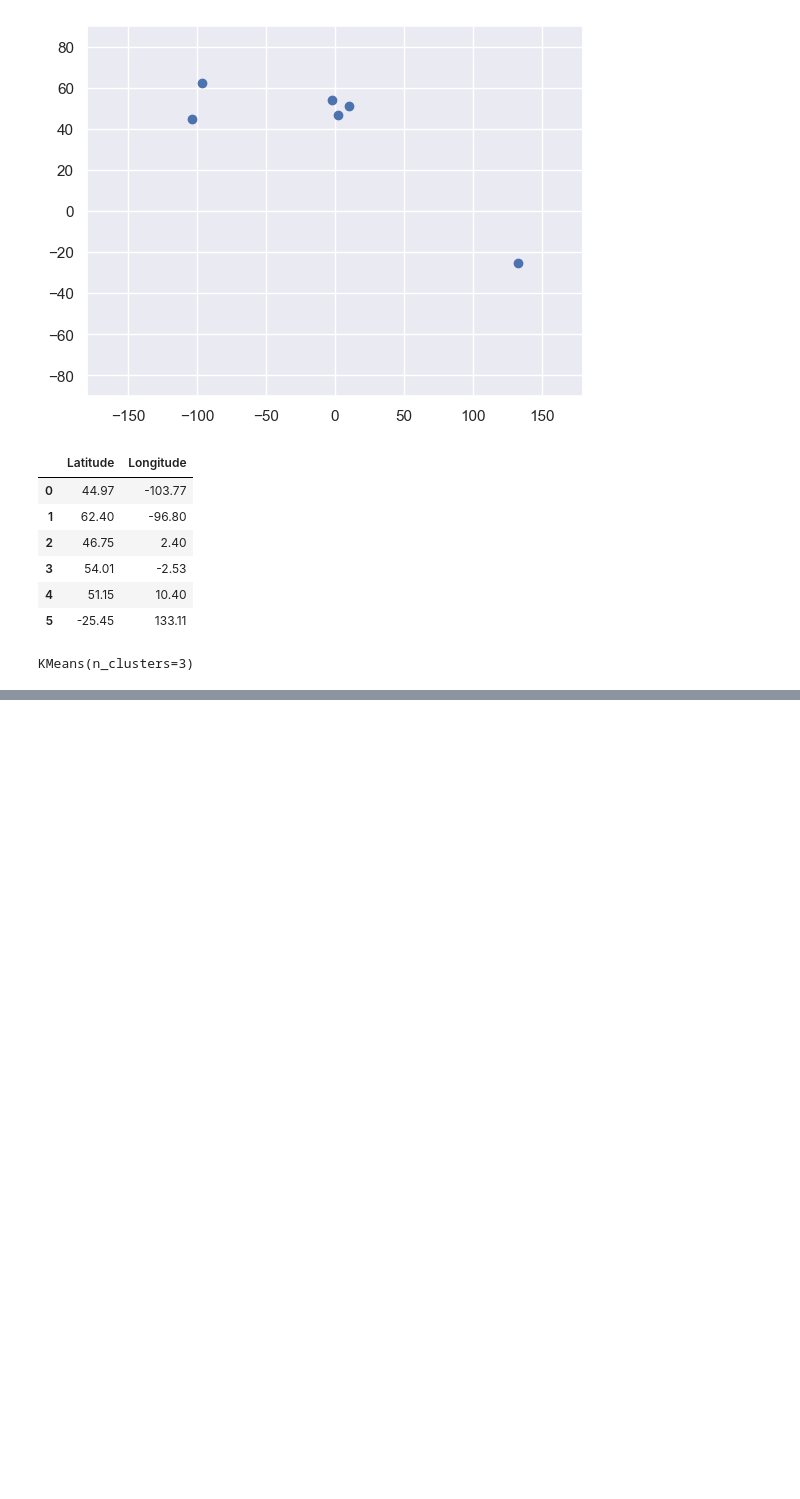
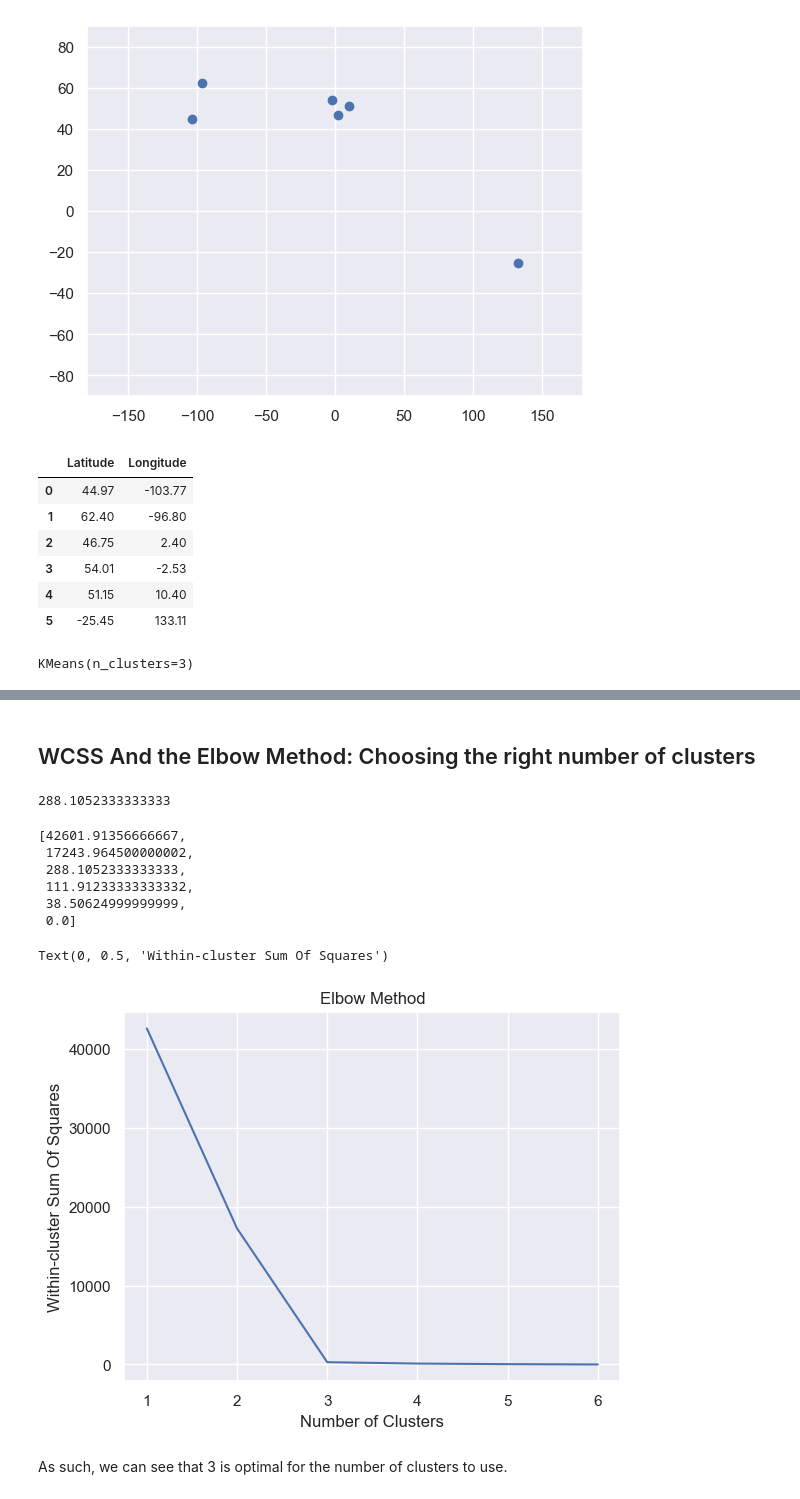
Before and after one commit to Essam-Khawaja/Data-Science-Udemy, a Jupyter notebook: Cluster Analysis/Basics.ipynb, the cells around one changed output, grey strips where cells are left out. Saved outputs shown, nothing was run; the diff lists cells and outputs as text; code cells hidden in the pictures; blank space fills up the shorter version.

Commit message:
Finished Clustering

```diff
--- a/Cluster Analysis/Basics.ipynb
+++ b/Cluster Analysis/Basics.ipynb
@@ -71,0 +72,33 @@ plt.show()
+# %% [markdown]
+## WCSS And the Elbow Method: Choosing the right number of clusters
+# %%
+kmeans.inertia_
+# %% [output]
+288.1052333333333
+# %%
+wcss = []
+for i in range(1, 7):   # 6 total observations, or 6 rows of data
+    kmeans = KMeans(i)
+    kmeans.fit(x)
+    wcss_iter = kmeans.inertia_
+    wcss.append(wcss_iter)
+# %%
+wcss
+# %% [output]
+[42601.91356666667,
+ 17243.964500000002,
+ 288.1052333333333,
+ 111.91233333333332,
+ 38.50624999999999,
+ 0.0]
+# %%
+number_clusters = range(1, 7)
+plt.plot(number_clusters, wcss)
+plt.title('Elbow Method')
+plt.xlabel('Number of Clusters')
+plt.ylabel('Within-cluster Sum Of Squares')
+# %% [output]
+Text(0, 0.5, 'Within-cluster Sum Of Squares')
+[figure, added]
+# %% [markdown]
+As such, we can see that 3 is optimal for the number of clusters to use.
```
Also changed, not shown: parts of 3 cells of this notebook, 3 other files.
